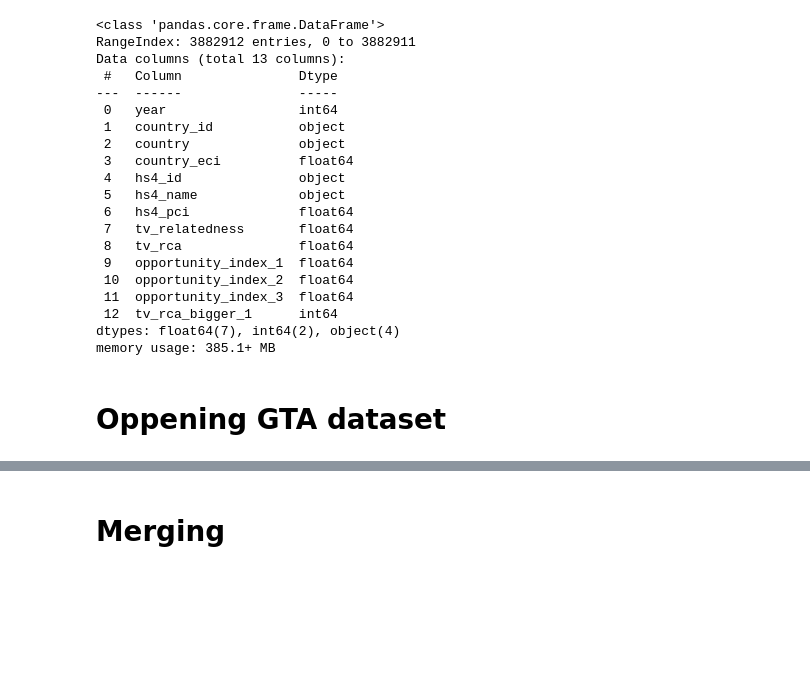
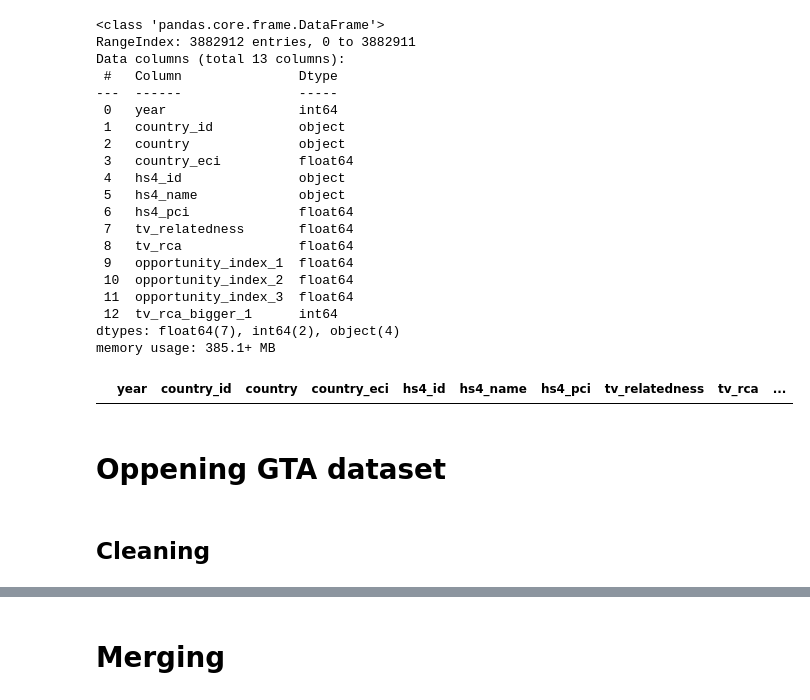
Before and after one commit to gabrielcaser/ip_complexity, a Jupyter notebook: create_finaldataset/create_finaldataset.ipynb, the cells around one changed output, grey strips where cells are left out. Saved outputs shown, nothing was run; the diff lists cells and outputs as text; code cells hidden in the pictures; blank space fills up the shorter version.

Commit message:
handling lef_only merge

```diff
--- a/create_finaldataset/create_finaldataset.ipynb
+++ b/create_finaldataset/create_finaldataset.ipynb
@@ -22,6 +27,8 @@ work_dir                            = '/content/gdrive/My Drive/ip_complexity/cr
 output_dir                          = '/content/gdrive/My Drive/ip_complexity/create_finaldataset/output'
 create_dataset_gta_dir              = '/content/gdrive/My Drive/ip_complexity/create_dataset_gta/output/data'
 create_variables_opportunity_dir    = '/content/gdrive/My Drive/ip_complexity/oec_data/create_variables_opportunity/output/data'
+# %%
+pd.set_option('display.float_format', '{:.4f}'.format) # only shows 2 decimal numbers
 # %% [markdown]
 # Oppening OEC dataset
 # %%
@@ -54,6 +61,10 @@ dtypes: float64(7), int64(2), object(4)
 memory usage: 385.1+ MB
 # %%
 df_oec = df_oec.sort_values(by = 'hs4_id')
+# %%
+df_oec[df_oec["hs4_id"] == '6602']
+# %% [output]
+|  | year | country_id | country | country_eci | hs4_id | hs4_name | hs4_pci | tv_relatedness | tv_rca | ... |
 # %% [markdown]
 # Oppening GTA dataset
 # %%
@@ -61,3 +72,5 @@ df_gta = pd.read_csv(create_dataset_gta_dir + "/dataset_gta_intervention_product
+# %% [markdown]
+## Cleaning
 # %%
 # Define the renaming function
 rename_func = lambda x: x.lower().replace(' ', '_')
```
Also changed, not shown: parts of 34 cells of this notebook, 3 other files.
